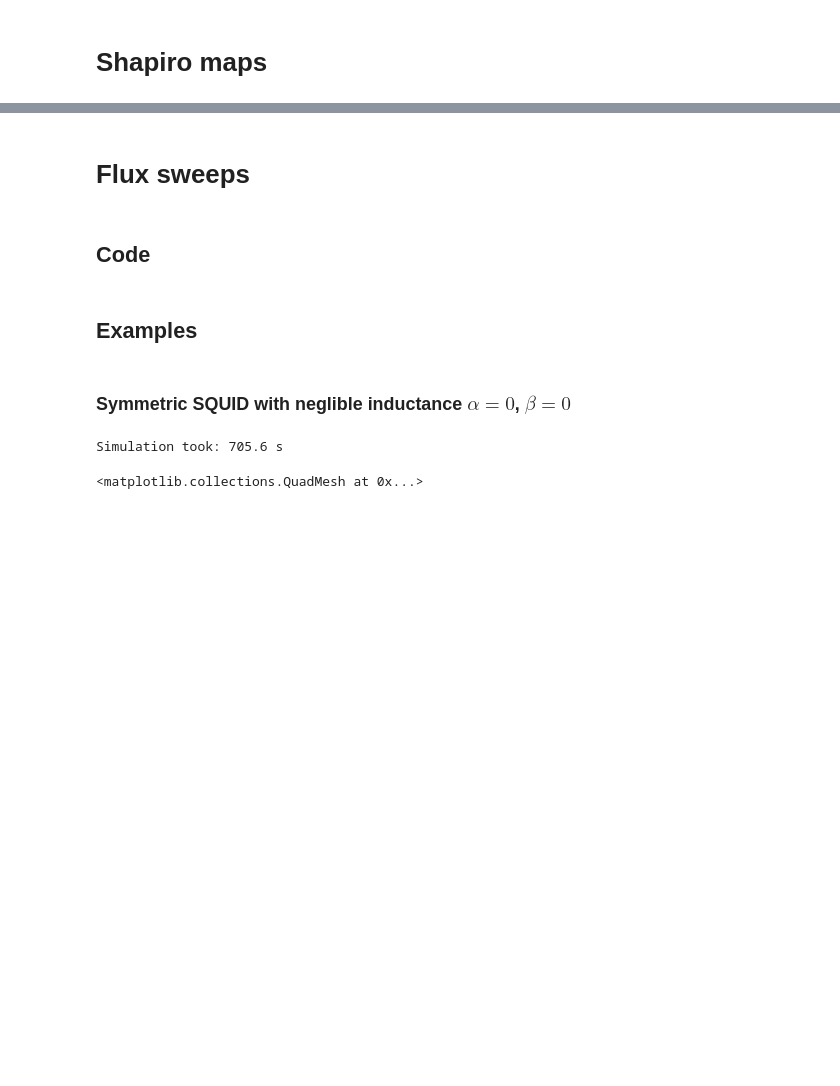
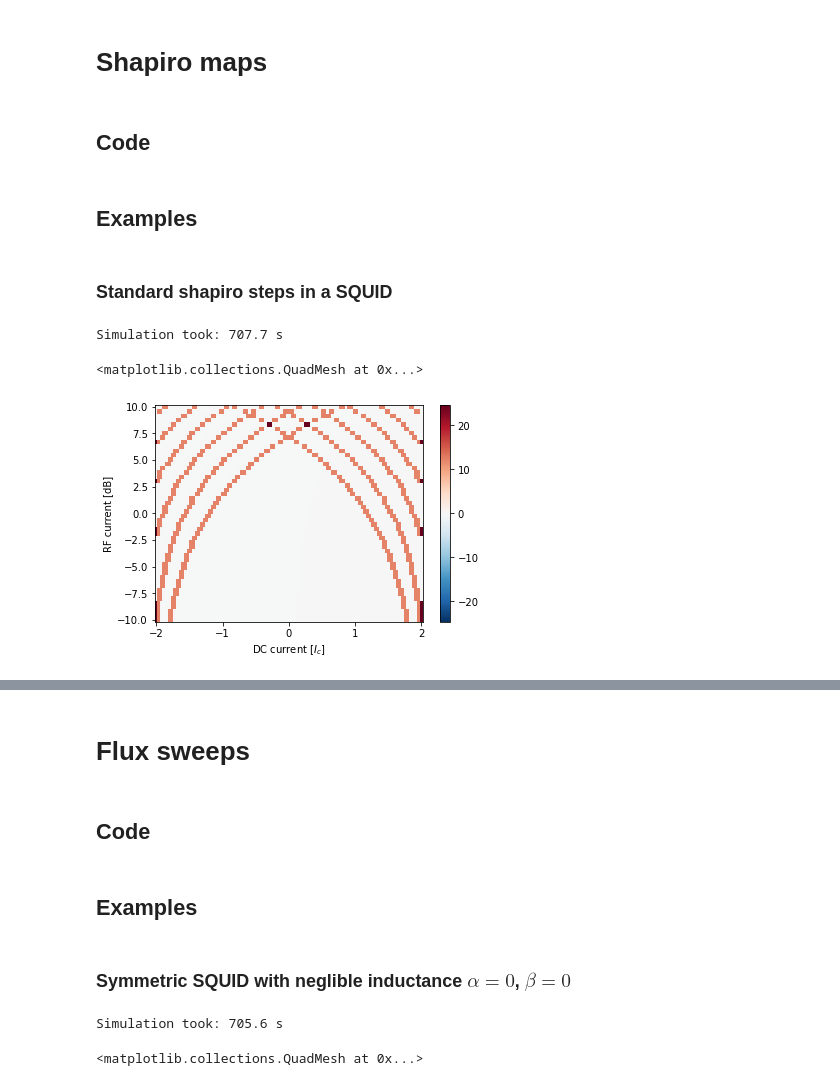
Before and after one commit to andreaiorio/RSJ-Simulator, a Jupyter notebook: RSJ SQUID.ipynb, the cells around one changed output, grey strips where cells are left out. Saved outputs shown, nothing was run; the diff lists cells and outputs as text; code cells hidden in the pictures; blank space fills up the shorter version.

Commit message:
Add shapiro simulation

```diff
--- a/RSJ SQUID.ipynb
+++ b/RSJ SQUID.ipynb
@@ -12,8 +11,9 @@ e = 1.6021765e-19
 hbar = h / (2 * np.pi)
 # %% [markdown]
 # Shapiro maps
+# %% [markdown]
+## Code
 # %%
-
 def RSJ_SQUID(I_dc: np.array,
            I_rf: np.array,
            f_rf: float,
@@ -73,7 +73,7 @@ def RSJ_SQUID(I_dc: np.array,
         phi[0], t[0] = phi0, 0
 
         for n in range(n_total - 1):
-            noise = random.gauss(0,sigma)
+            noise = random.gauss(0, sigma)
             phi[n+1], t[n+1] = RK2(phi[n], t[n], i_dc + noise, i_rf)
 
         return (phi[-1, 0] - phi[0, 0])/(t[-1]-t[0]), np.array([phi[-1, 0], phi[-1, 1]])
@@ -94,7 +94,8 @@ def RSJ_SQUID(I_dc: np.array,
 
     V = np.zeros((len(I_dc), len(I_rf)))
     V = xr.DataArray(loop(V, I_dc, I_rf),
-                    coords = {'i_dc': I_dc, 'i_rf': I_rf},
+                    coords = (('i_dc', I_dc, {'long_name': 'DC current', 'units':'$I_c$'}),
+                               ('i_rf', 20 * np.log10(I_rf), {'long_name': 'RF current', 'units':'dB'})),
                     attrs = {'long_name': 'Voltage drop',
                               'units': '$hf/2e$',
                               'params': params})
@@ -104,3 +105,17 @@ def RSJ_SQUID(I_dc: np.array,
     print(f'Simulation took: {elapsed_time:.1f} s')
 
     return V
+# %% [markdown]
+## Examples
+# %% [markdown]
+### Standard shapiro steps in a SQUID
+# %%
+I_dc = np.linspace(-2,2, 100)
+I_rf = np.logspace(-0.5,0.5, 50)
+V = RSJ_SQUID(I_dc, I_rf, f_rf = 1.75e9, Rj = 500, Ic = 50e-9, sigma = 0., alpha=0., beta=0.01, gamma=0, rho=0, phi_ext=0.)
+
+V.transpose().differentiate('i_dc').plot()
+# %% [output]
+Simulation took: 707.7 s
+<matplotlib.collections.QuadMesh at 0x...>
+[figure, added]
```
Also changed, not shown: parts of 4 cells of this notebook.
